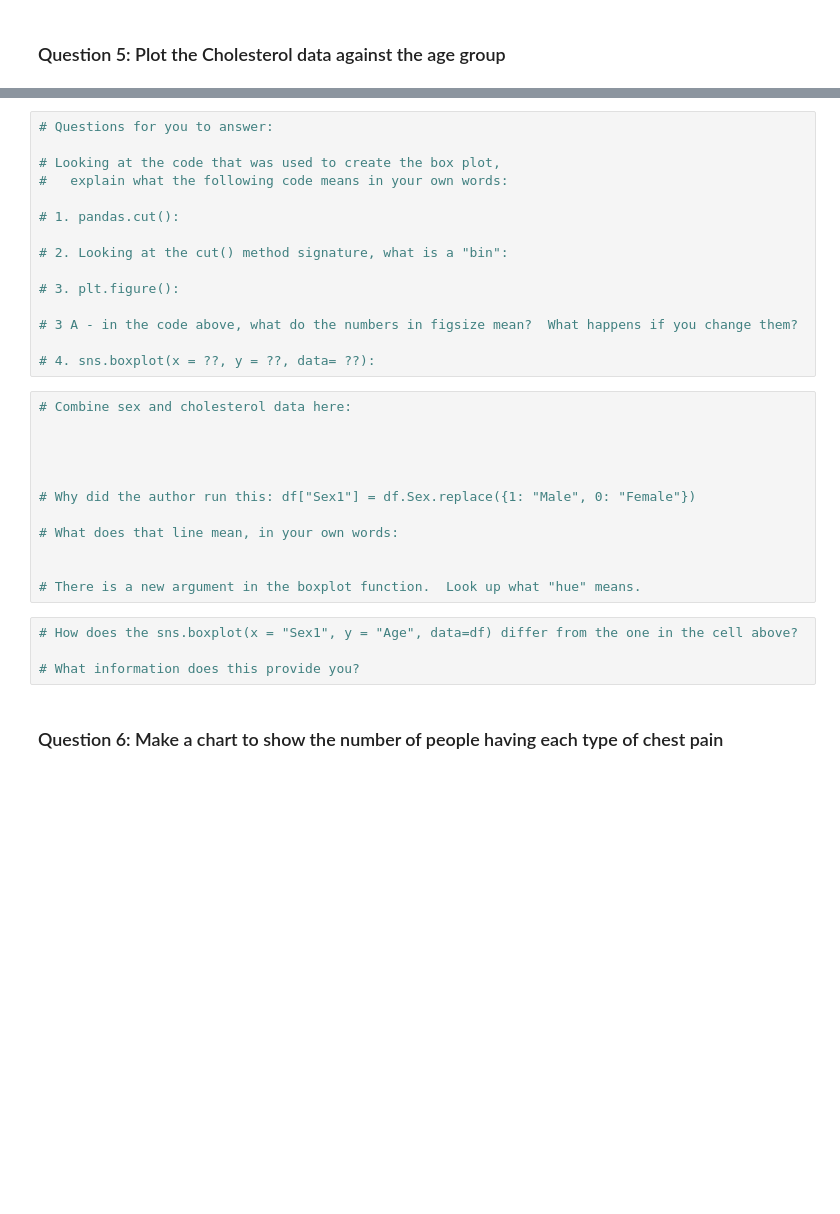
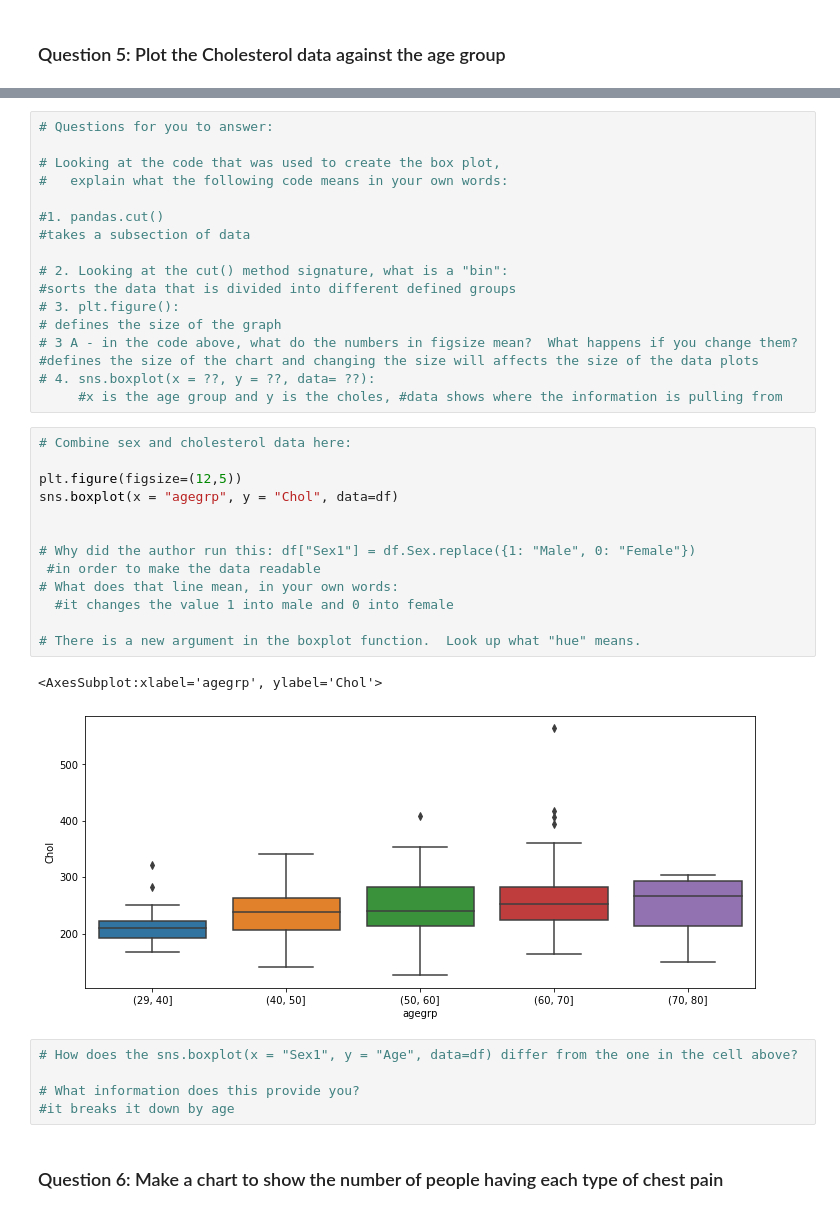
Before and after one commit to theuseriam/DataCleaning-Heart-Data, a Jupyter notebook: Univariate and Multivariate Charts and Plots Notebook .ipynb, the cells around one changed output, grey strips where cells are left out. Saved outputs shown, nothing was run; the diff lists cells and outputs as text; blank space fills up the shorter version.

```diff
--- a/Univariate and Multivariate Charts and Plots Notebook .ipynb
+++ b/Univariate and Multivariate Charts and Plots Notebook .ipynb
@@ -212,31 +342,38 @@ sns.boxplot(x = "agegrp", y = "Chol", data=df)
 # Looking at the code that was used to create the box plot,
 #   explain what the following code means in your own words:
 
-# 1. pandas.cut():
+#1. pandas.cut()
+#takes a subsection of data
 
 # 2. Looking at the cut() method signature, what is a "bin":
-
+#sorts the data that is divided into different defined groups
 # 3. plt.figure():
-
+# defines the size of the graph
 # 3 A - in the code above, what do the numbers in figsize mean?  What happens if you change them?
-
+#defines the size of the chart and changing the size will affects the size of the data plots
 # 4. sns.boxplot(x = ??, y = ??, data= ??):
+     #x is the age group and y is the choles, #data shows where the information is pulling from
 # %%
 # Combine sex and cholesterol data here:
 
-
+plt.figure(figsize=(12,5))
+sns.boxplot(x = "agegrp", y = "Chol", data=df)
 
 
 # Why did the author run this: df["Sex1"] = df.Sex.replace({1: "Male", 0: "Female"})
-
+ #in order to make the data readable
 # What does that line mean, in your own words:
-
+  #it changes the value 1 into male and 0 into female
 
 # There is a new argument in the boxplot function.  Look up what "hue" means.
+# %% [output]
+<AxesSubplot:xlabel='agegrp', ylabel='Chol'>
+[figure, added]
 # %%
 # How does the sns.boxplot(x = "Sex1", y = "Age", data=df) differ from the one in the cell above?
 
 # What information does this provide you?
+#it breaks it down by age
 # %% [markdown]
 ### Question 6:  Make a chart to show the number of people having each type of chest pain
 # %%
```
Also changed, not shown: parts of 30 cells of this notebook.
